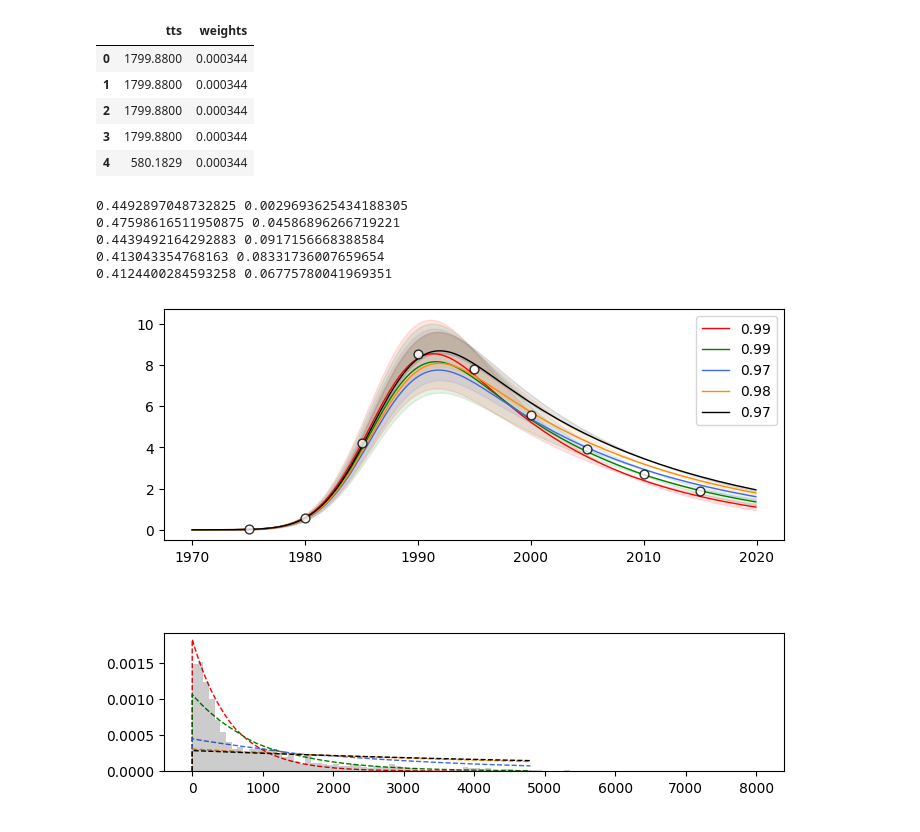
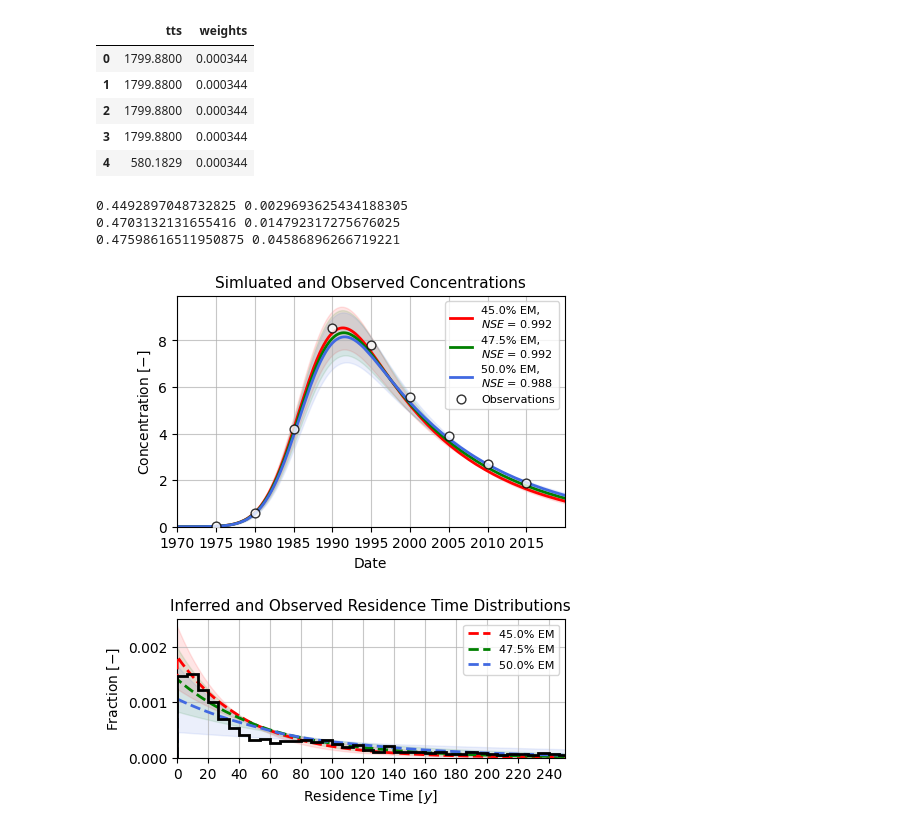
Before and after one commit to iGW-TU-Dresden/PyTracerLab, a Jupyter notebook: docs/examples/example_11.ipynb, the cells around one changed output. Saved outputs shown, nothing was run; the diff lists cells and outputs as text; code cells hidden in the pictures.

Commit message:
update modflow example

```diff
--- a/docs/examples/example_11.ipynb
+++ b/docs/examples/example_11.ipynb
@@ -173,7 +173,7 @@ def run_mixing_fraction(em_fraction):
 # %%
 results, age_distributions, models = [], [], []
 
-mixing_ratios = np.linspace(.45, .65, 5) # np.linspace(.1, .9, 9)
+mixing_ratios = np.linspace(.45, .5, 3) # np.linspace(.1, .9, 9)
 
 for em_fraction in mixing_ratios:
     r_, a_, m_ = run_mixing_fraction(em_fraction)
@@ -212,7 +208,7 @@ tts_mf.head()
 | 3 | 1799.8800 | 0.000344 |
 | 4 | 580.1829 | 0.000344 |
 # %%
-fig, ax = plt.subplots(nrows=2, ncols=1, figsize=(8, 6),
+fig, ax = plt.subplots(nrows=2, ncols=1, figsize=(5, 6),
                        gridspec_kw={"height_ratios": [2, 1.2], "hspace": .5, "wspace": .1},
                        sharey="row", sharex="row")
 
@@ -225,23 +221,23 @@ for i in range(len(results)):
     # plot ssimulations
     sim_data = results[i]["sims"]
     s = sim_data.reshape((-1, sim_data.shape[-1]))
-    q = np.quantile(s, [0.01, 0.5, 0.99], axis=0)
+    q = np.quantile(s, [0.1, 0.5, 0.9], axis=0)
 
     ax[0].plot(
         timestamps[start:end],
         q[1, start:end],
         c=colors[i],
         ls="-",
-        lw=1.,
-        label=f"{nse(obs_series[start:end], q[1, start:end]):.2f}"
+        lw=2.,
+        label=fr"{mixing_ratios[i] * 100:.1f}% EM, " + "\n" + \
+            fr"$ NSE $ = {nse(obs_series[start:end], q[1, start:end]):.3f}"
     )
     ax[0].fill_between(
         timestamps[start:end],
         q[0, start:end], q[2, start:end],
         color=colors[i],
-        alpha=0.1
+        alpha=0.1,
     )
-    ax[0].legend()
 
     # plot age distributions
     step_limit = 12 * 400
@@ -255,47 +251,71 @@ for i in range(len(results)):
         I = np.trapezoid(age_distributions[i][j][:step_limit], dx=dt)
         age_dists_.append(age_distributions[i][j][:step_limit] / I)
         integrals.append(I)
     print(np.mean(integrals), np.std(integrals))
 
-    t_plot = np.arange(0, step_limit * dt, dt)
+    t_plot = np.arange(0, step_limit * dt, dt) # years
     ax[1].plot(
         t_plot,
         np.median(age_dists_, axis=0),
         alpha=1.,
         c=colors[i],
-        lw=1.,
+        lw=2.,
         ls="--",
-        zorder=10
+        zorder=10,
+        label=fr"{mixing_ratios[i] * 100:.1f}% EM"
     )
-    # ax[1].fill_between(
-    #     t_plot,
-    #     np.quantile(age_dists[i], 0.99, axis=0),
-    #     np.quantile(age_dists[i], 0.01, axis=0),
-    #     alpha=.1,
-    #     color=colors[i]
-    # )
+    ax[1].fill_between(
+        t_plot,
+        np.quantile(age_dists_, 0.9, axis=0),
+        np.quantile(age_dists_, 0.1, axis=0),
+        alpha=.1,
+        color=colors[i]
+    )
 
 ax[0].scatter(
     timestamps, obs_series,
     marker="o", facecolor="w",
     edgecolor="k", s=40,
     zorder=100, alpha=0.8,
-    lw=1.
+    lw=1., label="Observations"
 )
+ax[0].legend(fontsize=8)
+ax[0].grid(alpha=0.7)
+ax[0].set_xlim(timestamps[0], timestamps[-1])
+ax[0].set_ylim(0)
+ax[0].set_xlabel("Date")
+ax[0].set_ylabel(r"Concentration $ [-] $")
+ax[0].set_title("Simluated and Observed Concentrations", fontsize=11)
 
 _ = ax[1].hist(
     tts_mf["tts"] / 30.,
     weights=tts_mf["weights"],
     bins=100,
     color="k",
-    alpha=.2,
+    alpha=1.,
     zorder=1000,
-    density=True
+    density=True,
+    histtype="step",
+    lw=2., ls="-",
+    label="MODPATH"
 )
+
+# the xticks of the age distribution plot are in months
+# we want them in years
+xmax = 12 * 250 # 250 years
+step_years = 20
+ax[1].legend(fontsize=8)
+ax[1].set_xticks(np.arange(0, xmax, 12 * step_years))
+ax[1].set_xticklabels(np.arange(0, xmax / 12, step_years, int))
+ax[1].set_xlim(0, xmax)
+ax[1].grid(alpha=0.7)
+ax[1].set_xlabel(r"Residence Time $ [y] $")
+ax[1].set_ylabel(r"Fraction $ [-] $")
+ax[1].set_title("Inferred and Observed Residence Time Distributions", fontsize=11)
+
+plt.savefig("modflow_PyTracerLab.png", dpi=600, bbox_inches="tight")
 # %% [output]
 0.4492897048732825 0.0029693625434188305
+0.4703132131655416 0.014792317275676025
 0.47598616511950875 0.04586896266719221
-0.4439492164292883 0.0917156668388584
-0.413043354768163 0.08331736007659654
-0.4124400284593258 0.06775780041969351
-[figure, old version]
+[figure, new version]
```
Also changed, not shown: parts of 1 cell of this notebook, 1 other file.
